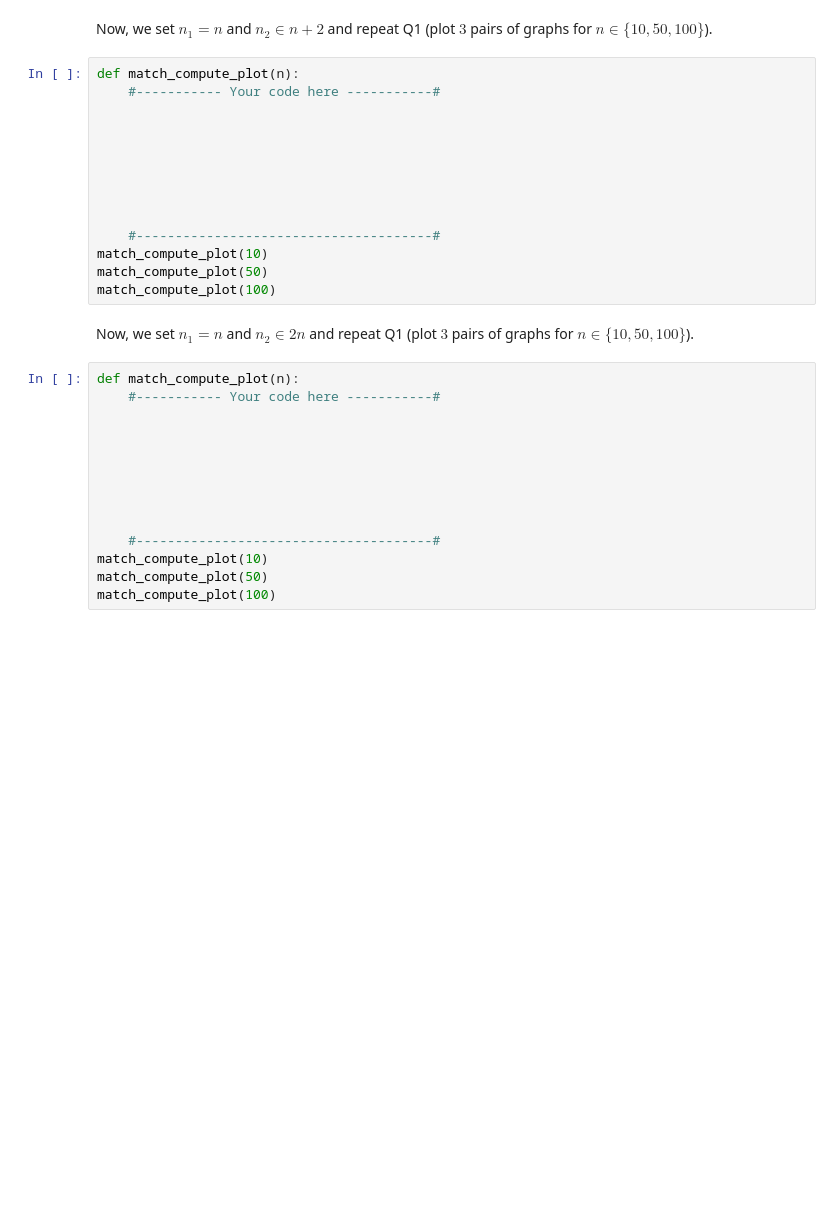
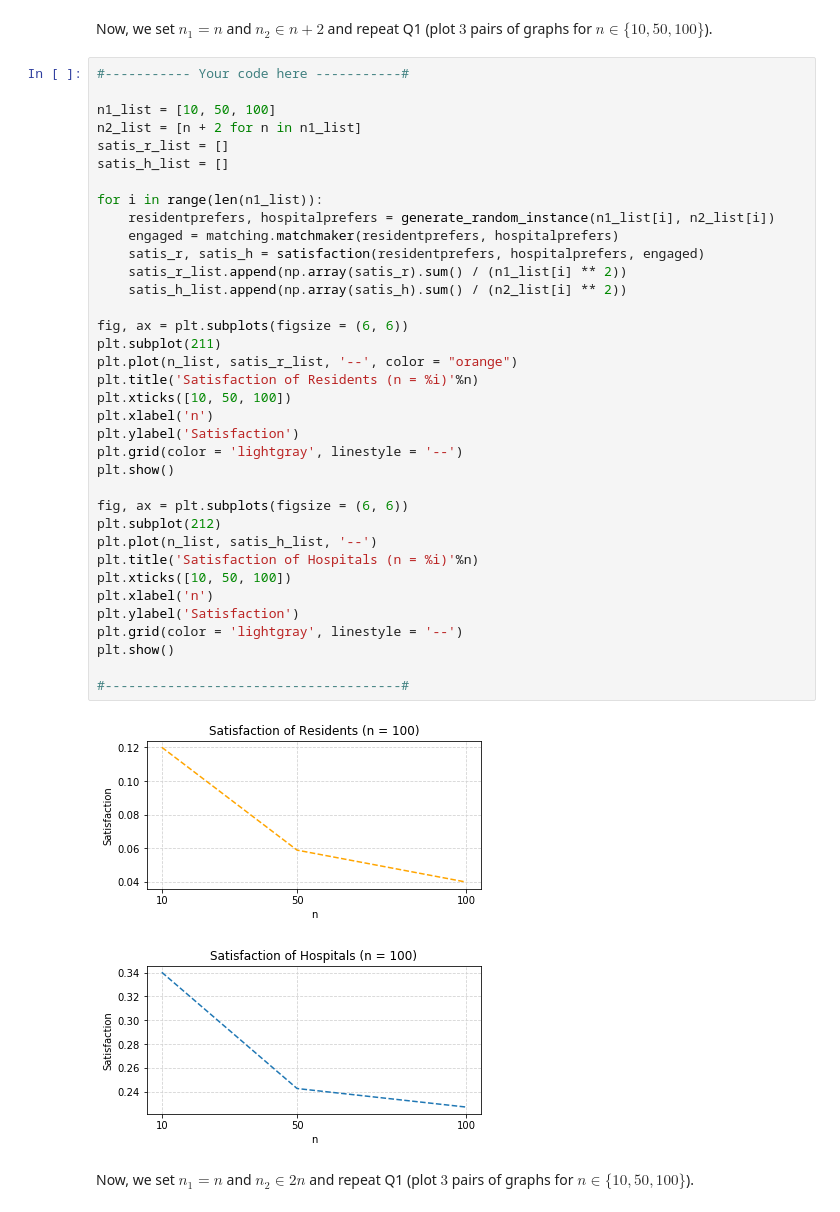
Before and after one commit to Richard-Hendricks/UIUC-Fall-2017, a Jupyter notebook: IE_532/Exercises/2StableMatching_ex.ipynb, the cells around one changed output. Cells and saved outputs as stored; diff of their text form; blank space fills up the shorter version.

```diff
--- a/IE_532/Exercises/2StableMatching_ex.ipynb
+++ b/IE_532/Exercises/2StableMatching_ex.ipynb
@@ -108,32 +163,43 @@ match_compute_plot(100)
 # %% [markdown]
 Now, we set $n_1 = n$ and $n_2 \in n+2$ and repeat Q1 (plot $3$ pairs of graphs for $n \in \{10,50,100\}$).
-# %%
-def match_compute_plot(n):
-    #----------- Your code here -----------#
-
-
-
-
-
-
-
-    #--------------------------------------#
-match_compute_plot(10)
-match_compute_plot(50)
-match_compute_plot(100)
+# %%
+#----------- Your code here -----------#
+
+n1_list = [10, 50, 100]
+n2_list = [n + 2 for n in n1_list]
+satis_r_list = []
+satis_h_list = []
+
+for i in range(len(n1_list)):
+    residentprefers, hospitalprefers = generate_random_instance(n1_list[i], n2_list[i])
+    engaged = matching.matchmaker(residentprefers, hospitalprefers)
+    satis_r, satis_h = satisfaction(residentprefers, hospitalprefers, engaged)
+    satis_r_list.append(np.array(satis_r).sum() / (n1_list[i] ** 2))
+    satis_h_list.append(np.array(satis_h).sum() / (n2_list[i] ** 2))
+
+fig, ax = plt.subplots(figsize = (6, 6))
+plt.subplot(211)
+plt.plot(n_list, satis_r_list, '--', color = "orange")
+plt.title('Satisfaction of Residents (n = %i)'%n)
+plt.xticks([10, 50, 100])
+plt.xlabel('n')
+plt.ylabel('Satisfaction')
+plt.grid(color = 'lightgray', linestyle = '--')
+plt.show()
+
+fig, ax = plt.subplots(figsize = (6, 6))
+plt.subplot(212)
+plt.plot(n_list, satis_h_list, '--')
+plt.title('Satisfaction of Hospitals (n = %i)'%n)
+plt.xticks([10, 50, 100])
+plt.xlabel('n')
+plt.ylabel('Satisfaction')
+plt.grid(color = 'lightgray', linestyle = '--')
+plt.show()
+
+#--------------------------------------#
+# %% [output]
+[figure, added]
+[figure, added]
 # %% [markdown]
 Now, we set $n_1 = n$ and $n_2 \in 2n$ and repeat Q1 (plot $3$ pairs of graphs for $n \in \{10,50,100\}$).
-# %%
-def match_compute_plot(n):
-    #----------- Your code here -----------#
-
-
-
-
-
-
-
-    #--------------------------------------#
-match_compute_plot(10)
-match_compute_plot(50)
-match_compute_plot(100)
```
Also changed, not shown: parts of 11 cells of this notebook.
